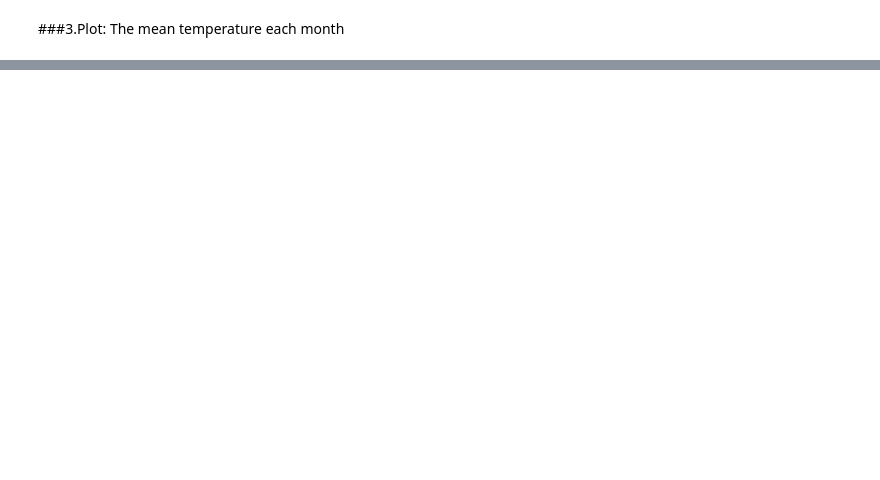
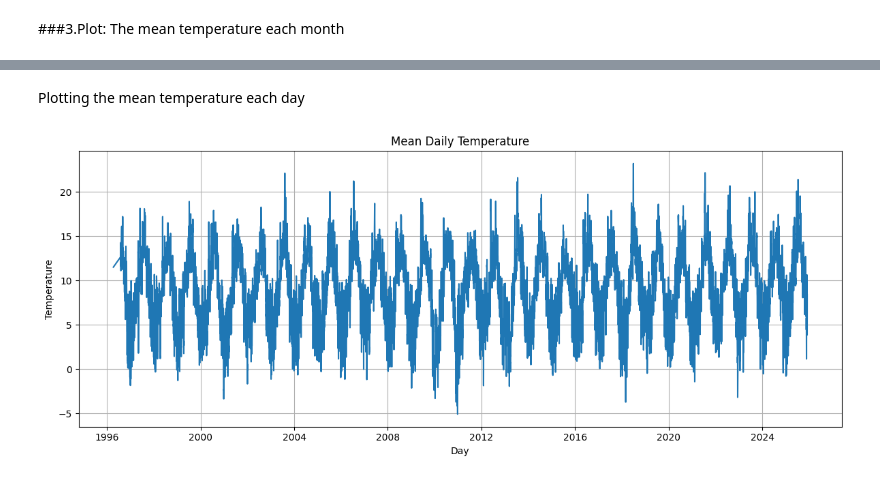
Before and after one commit to Svitlana937/PFDA, a Jupyter notebook: assignments/assignment_6_Weather.ipynb, the cells around one changed output, grey strips where cells are left out. Cells and saved outputs as stored; diff of their text form; code cells hidden in the pictures; blank space fills up the shorter version.

```diff
--- a/assignments/assignment_6_Weather.ipynb
+++ b/assignments/assignment_6_Weather.ipynb
@@ -56,0 +72,16 @@ plt.show()
+# %% [markdown]
+Plotting the mean temperature each day
+# %%
+df['day'] = df['date'].dt.date
+daily_mean = df.groupby('day')['temp'].mean().reset_index()
+
+plt.figure(figsize=(12,5))
+sns.lineplot(data=daily_mean, x='day', y='temp')
+plt.title("Mean Daily Temperature")
+plt.xlabel("Day")
+plt.ylabel("Temperature")
+plt.grid(True)
+plt.tight_layout()
+plt.show()
+# %% [output]
+[figure, added]
```
Also changed, not shown: parts of 9 cells of this notebook, 5 other files.
